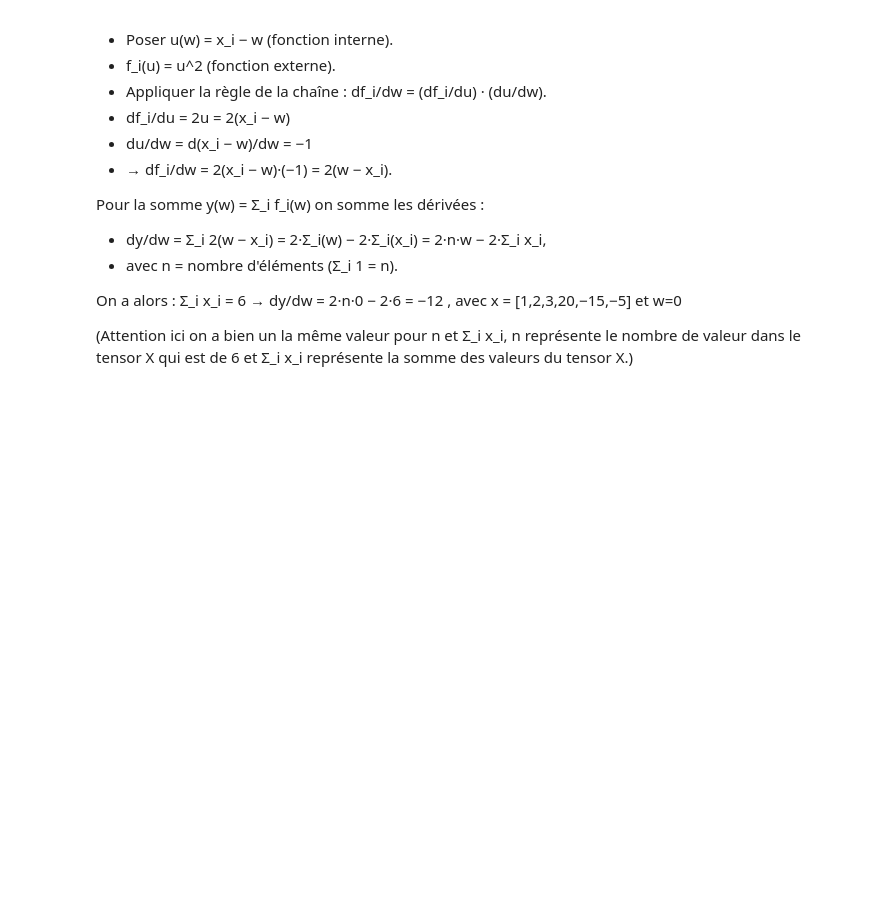
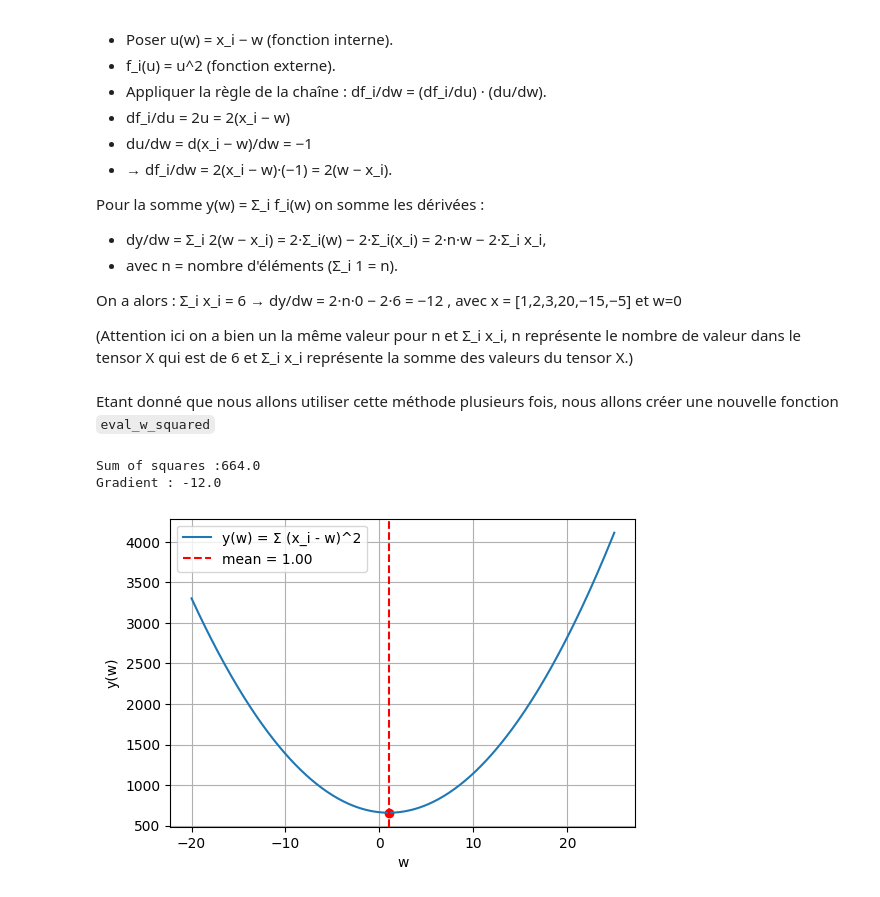
Before and after one commit to TimothyLab/machine_learning, a Jupyter notebook: deep_leraning/01_tensors.ipynb, the cells around one changed output. Saved outputs shown, nothing was run; the diff lists cells and outputs as text; code cells hidden in the pictures; blank space fills up the shorter version.

Commit message:
tp tensor finit

```diff
--- a/deep_leraning/01_tensors.ipynb
+++ b/deep_leraning/01_tensors.ipynb
@@ -199,3 +199,46 @@ Pour la somme y(w) = Σ_i f_i(w) on somme les dérivées :
 On a alors : Σ_i x_i = 6 → dy/dw = 2·n·0 − 2·6 = −12 , avec x = [1,2,3,20,−15,−5] et w=0
 
 (Attention ici on a bien un la même valeur pour n et Σ_i x_i, n représente le nombre de valeur dans le tensor X qui est de 6 et Σ_i x_i représente la somme des valeurs du tensor X.)
+# %% [markdown]
+Etant donné que nous allons utiliser cette méthode plusieurs fois, nous allons créer une nouvelle fonction `eval_w_squared`
+# %%
+def eval_w_squared(w_value):
+    x = torch.tensor([1.0,2.0,3.0,20.0,-15.0,-5.0])
+    w = torch.tensor(w_value, requires_grad=True)
+    y = (x-w).square().sum()
+    y.backward()
+    print(f"Sum of squares :{y}")
+    print(f"Gradient : {w.grad}")
+
+eval_w_squared(0.0)
+# %% [output]
+Sum of squares :664.0
+Gradient : -12.0
+# %%
+# python
+import torch
+import numpy as np
+import matplotlib.pyplot as plt
+
+x = torch.tensor([1.0,2.0,3.0,20.0,-15.0,-5.0])
+xs = x.numpy()
+n = x.numel()
+s = xs.sum()
+s2 = (xs**2).sum()
+
+ws = np.linspace(xs.min()-5, xs.max()+5, 400)
+# utilisation de la forme développée (plus stable et rapide)
+ys = n * ws**2 - 2 * s * ws + s2
+
+w_star = xs.mean()
+y_star = n * w_star**2 - 2 * s * w_star + s2
+
+plt.figure(figsize=(6,4))
+plt.plot(ws, ys, label='y(w) = Σ (x_i - w)^2')
+plt.axvline(w_star, color='r', linestyle='--', label=f'mean = {w_star:.2f}')
+plt.scatter([w_star], [y_star], color='r')
+plt.xlabel('w'); plt.ylabel('y(w)')
+plt.legend(); plt.grid(True)
+plt.show()
+# %% [output]
+[figure, added]
```
Also changed, not shown: parts of 37 cells of this notebook.
